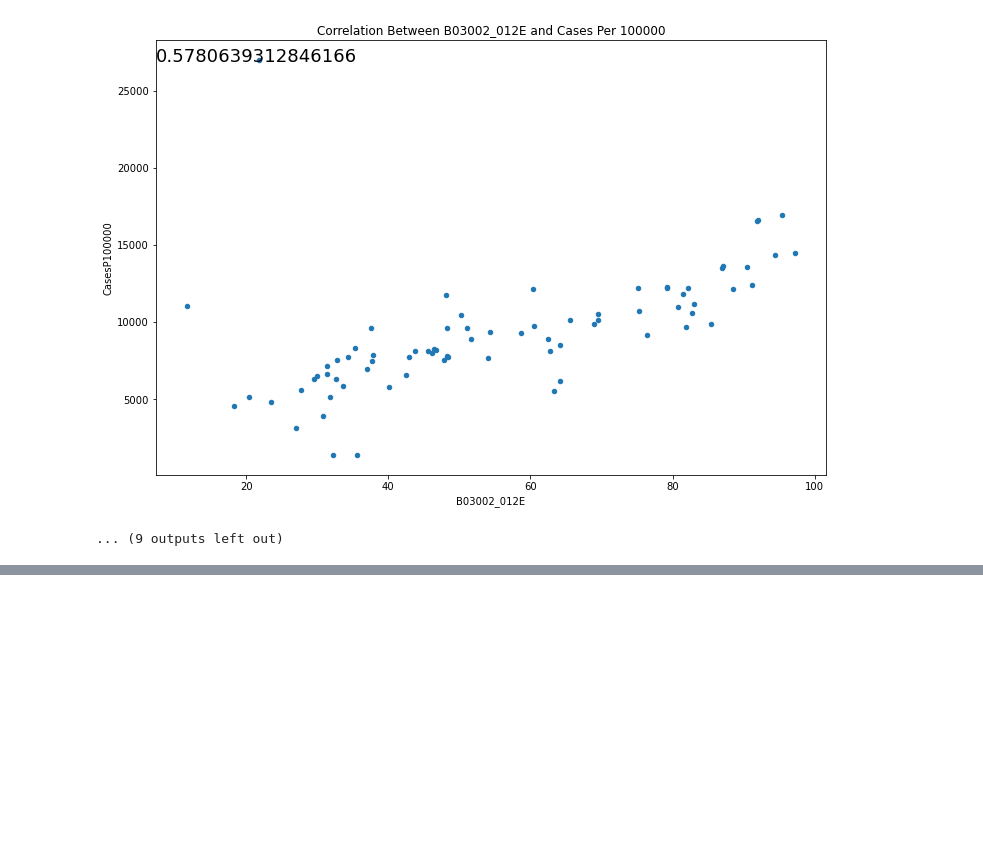
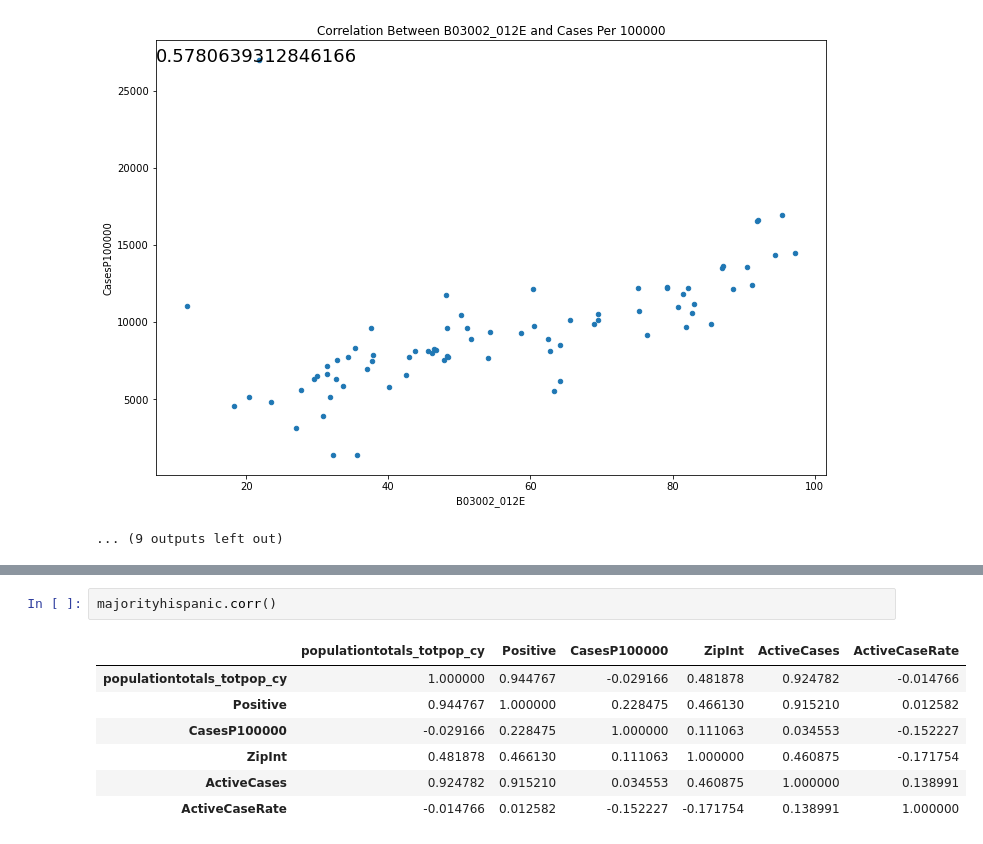
Before and after one commit to bakerv/COVID19, a Jupyter notebook: RaceCensusDataPull.ipynb, the cells around one changed output, grey strips where cells are left out. Cells and saved outputs as stored; diff of their text form; blank space fills up the shorter version.

```diff
--- a/RaceCensusDataPull.ipynb
+++ b/RaceCensusDataPull.ipynb
@@ -336,0 +411,10 @@ KeyError: "None of [Float64Index([ 81.47226693985073, 23.510650099844685,  20.38
+# %%
+majorityhispanic.corr()
+# %% [output]
+|  | populationtotals_totpop_cy | Positive | CasesP100000 | ZipInt | ActiveCases | ActiveCaseRate |
+| populationtotals_totpop_cy | 1.000000 | 0.944767 | -0.029166 | 0.481878 | 0.924782 | -0.014766 |
+| Positive | 0.944767 | 1.000000 | 0.228475 | 0.466130 | 0.915210 | 0.012582 |
+| CasesP100000 | -0.029166 | 0.228475 | 1.000000 | 0.111063 | 0.034553 | -0.152227 |
+| ZipInt | 0.481878 | 0.466130 | 0.111063 | 1.000000 | 0.460875 | -0.171754 |
+| ActiveCases | 0.924782 | 0.915210 | 0.034553 | 0.460875 | 1.000000 | 0.138991 |
+| ActiveCaseRate | -0.014766 | 0.012582 | -0.152227 | -0.171754 | 0.138991 | 1.000000 |
```
Also changed, not shown: parts of 7 cells of this notebook, 2 other files.
